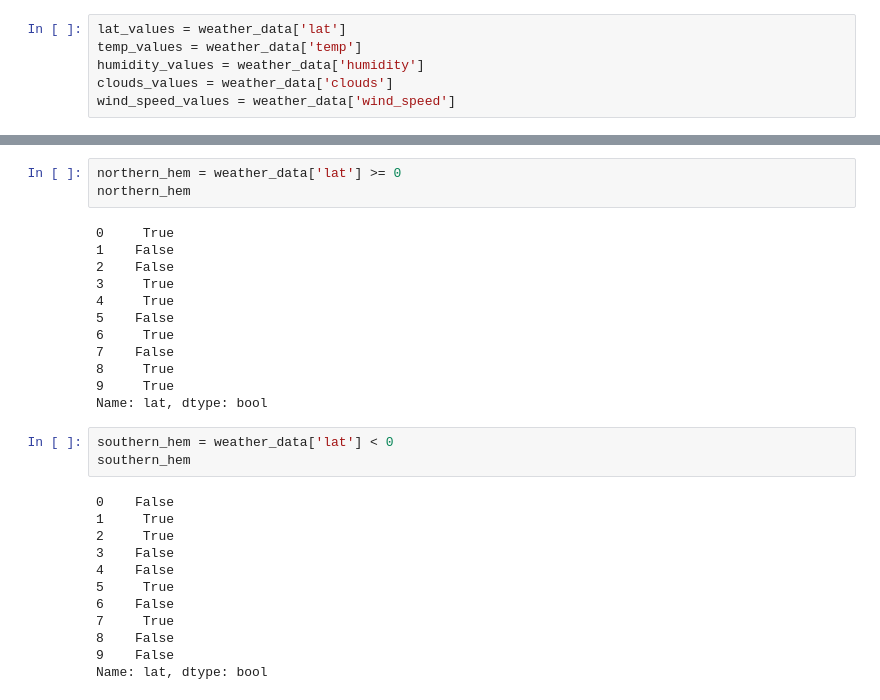
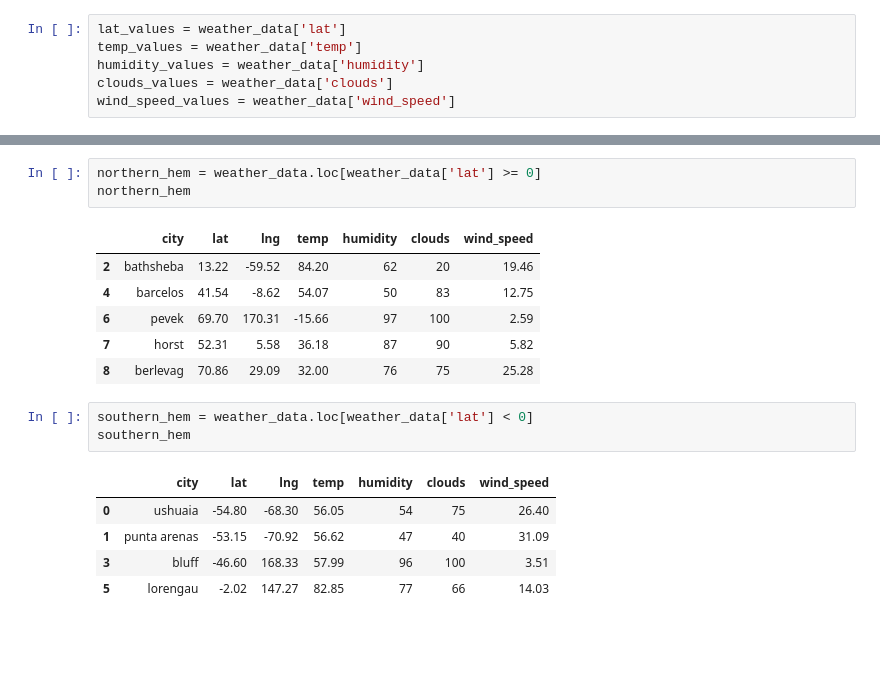
Before and after one commit to justinboggs/python-api-challenge, a Jupyter notebook: WeatherPy/WeatherPy.ipynb, the cells around one changed output, grey strips where cells are left out. Cells and saved outputs as stored; diff of their text form; blank space fills up the shorter version.

```diff
--- a/WeatherPy/WeatherPy.ipynb
+++ b/WeatherPy/WeatherPy.ipynb
@@ -136,30 +134,19 @@ plt.scatter(wind_speed_values, lat_values)
 # %%
-northern_hem = weather_data['lat'] >= 0
+northern_hem = weather_data.loc[weather_data['lat'] >= 0]
 northern_hem
 # %% [output]
-0     True
-1    False
-2    False
-3     True
-4     True
-5    False
-6     True
-7    False
-8     True
-9     True
-Name: lat, dtype: bool
+|  | city | lat | lng | temp | humidity | clouds | wind_speed |
+| 2 | bathsheba | 13.22 | -59.52 | 84.20 | 62 | 20 | 19.46 |
+| 4 | barcelos | 41.54 | -8.62 | 54.07 | 50 | 83 | 12.75 |
+| 6 | pevek | 69.70 | 170.31 | -15.66 | 97 | 100 | 2.59 |
+| 7 | horst | 52.31 | 5.58 | 36.18 | 87 | 90 | 5.82 |
+| 8 | berlevag | 70.86 | 29.09 | 32.00 | 76 | 75 | 25.28 |
 # %%
-southern_hem = weather_data['lat'] < 0
+southern_hem = weather_data.loc[weather_data['lat'] < 0]
 southern_hem
 # %% [output]
-0    False
-1     True
-2     True
-3    False
-4    False
-5     True
-6    False
-7     True
-8    False
-9    False
-Name: lat, dtype: bool
+|  | city | lat | lng | temp | humidity | clouds | wind_speed |
+| 0 | ushuaia | -54.80 | -68.30 | 56.05 | 54 | 75 | 26.40 |
+| 1 | punta arenas | -53.15 | -70.92 | 56.62 | 47 | 40 | 31.09 |
+| 3 | bluff | -46.60 | 168.33 | 57.99 | 96 | 100 | 3.51 |
+| 5 | lorengau | -2.02 | 147.27 | 82.85 | 77 | 66 | 14.03 |
```
Also changed, not shown: parts of 7 cells of this notebook.
